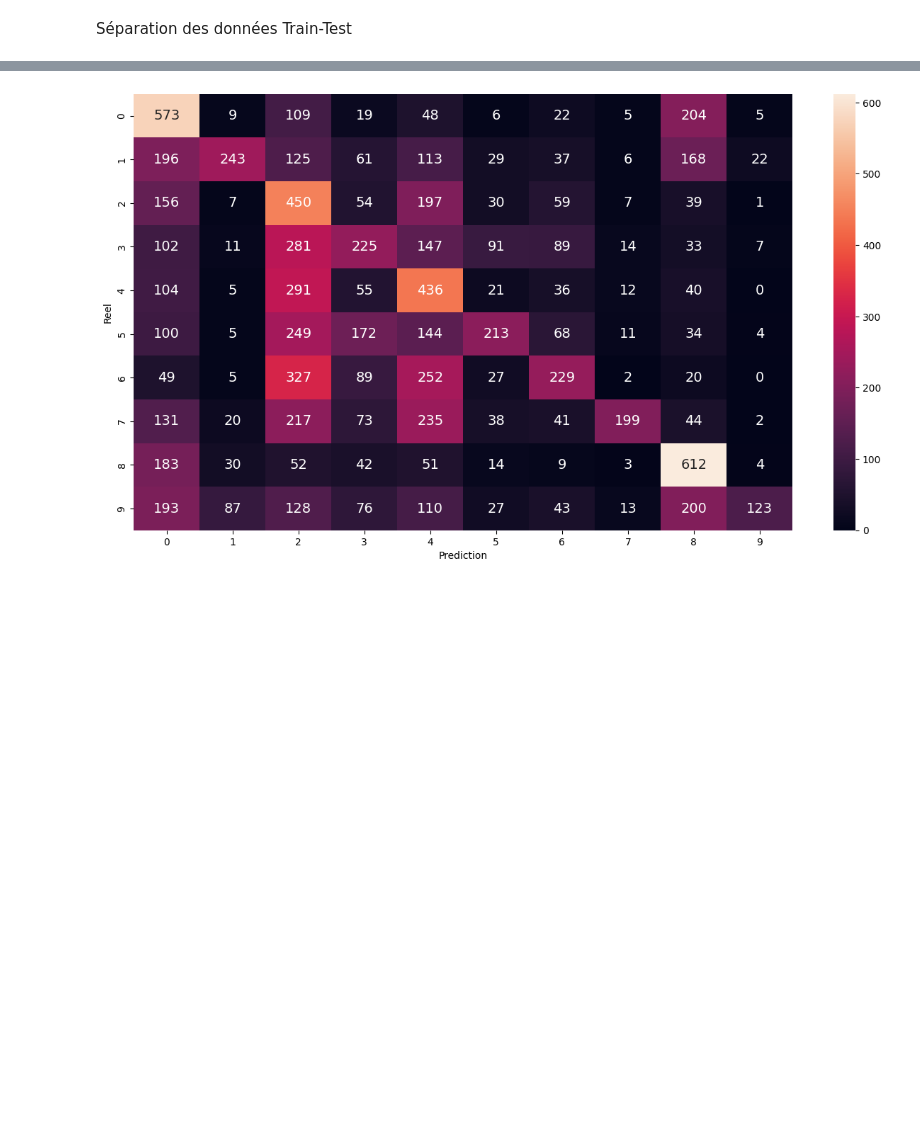
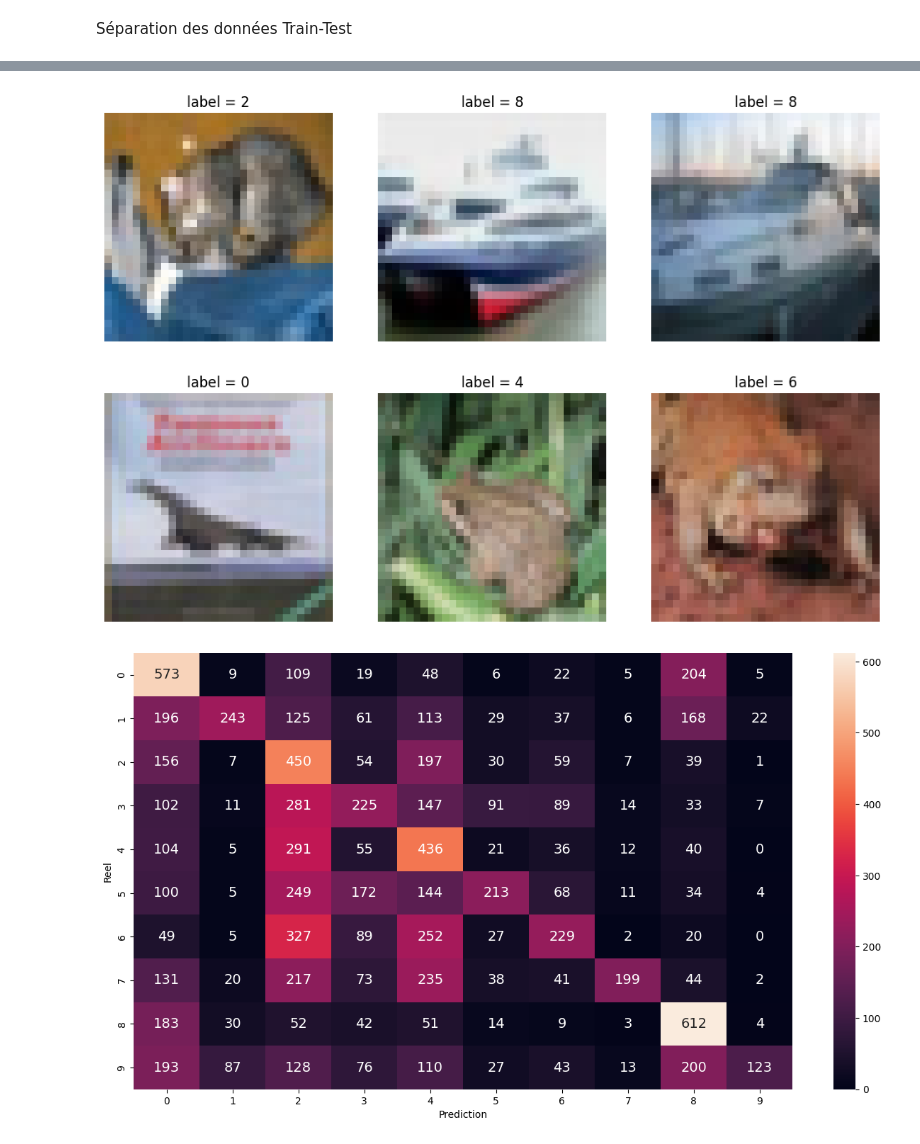
Before and after one commit to MOISECHRIST/Machine-Learning, a Jupyter notebook: TP1_KNN_PyTorch.ipynb, the cells around one changed output, grey strips where cells are left out. Drawn from its saved outputs; the diff is of its cells as text; code cells hidden in the pictures; blank space fills up the shorter version.

Commit message:
Mise à jour avec visualisation des prédictions

```diff
--- a/TP1_KNN_PyTorch.ipynb
+++ b/TP1_KNN_PyTorch.ipynb
@@ -76,3 +100,14 @@ print(
+# %%
+plt.figure(figsize=(12, 8))
+for i in range(6):
+    ax = plt.subplot(2, 3, i + 1)
+    ax.imshow(x_test[i].view(3, 32, 32).permute(1, 2, 0).detach().cpu().numpy().astype(int))
+    ax.set_title("label = {}".format(y_knn[i].int()))
+    plt.axis("off")
+
+plt.show()
+# %% [output]
+[figure, added]
 # %%
 from sklearn.metrics import confusion_matrix
 
```
Also changed, not shown: parts of 3 cells of this notebook.
